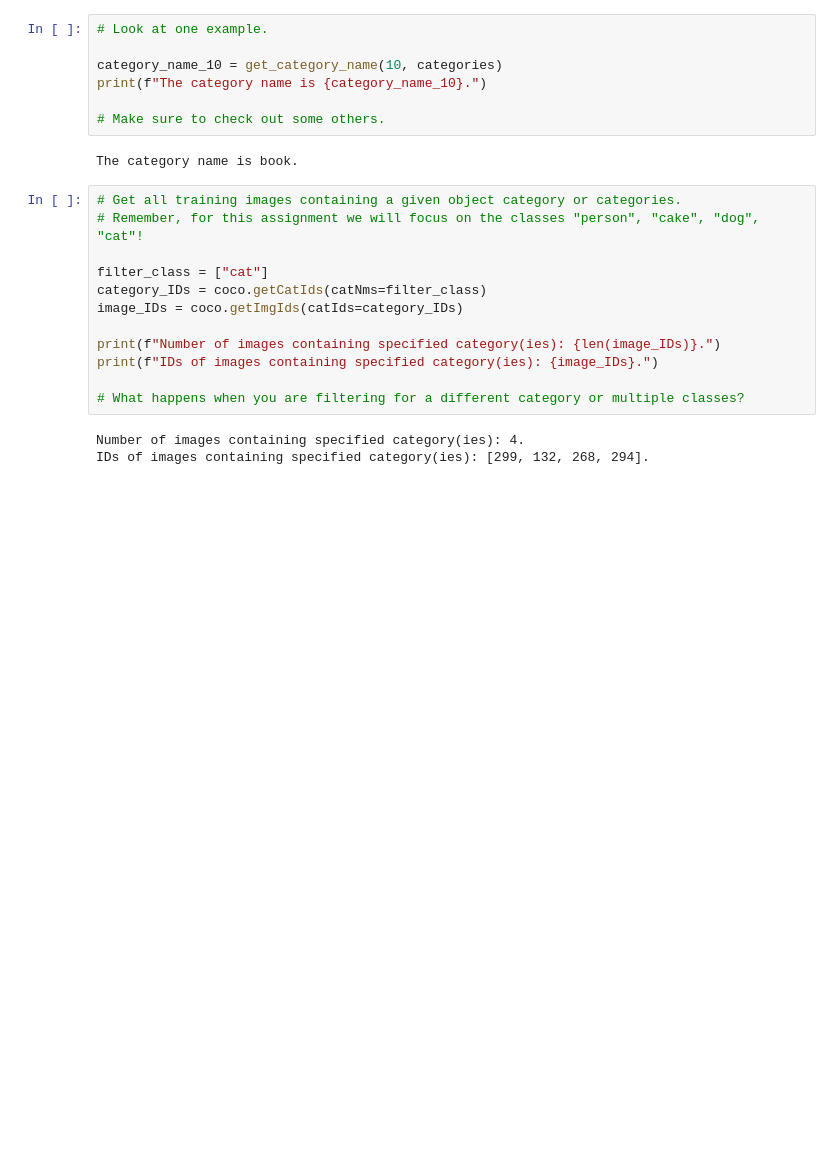
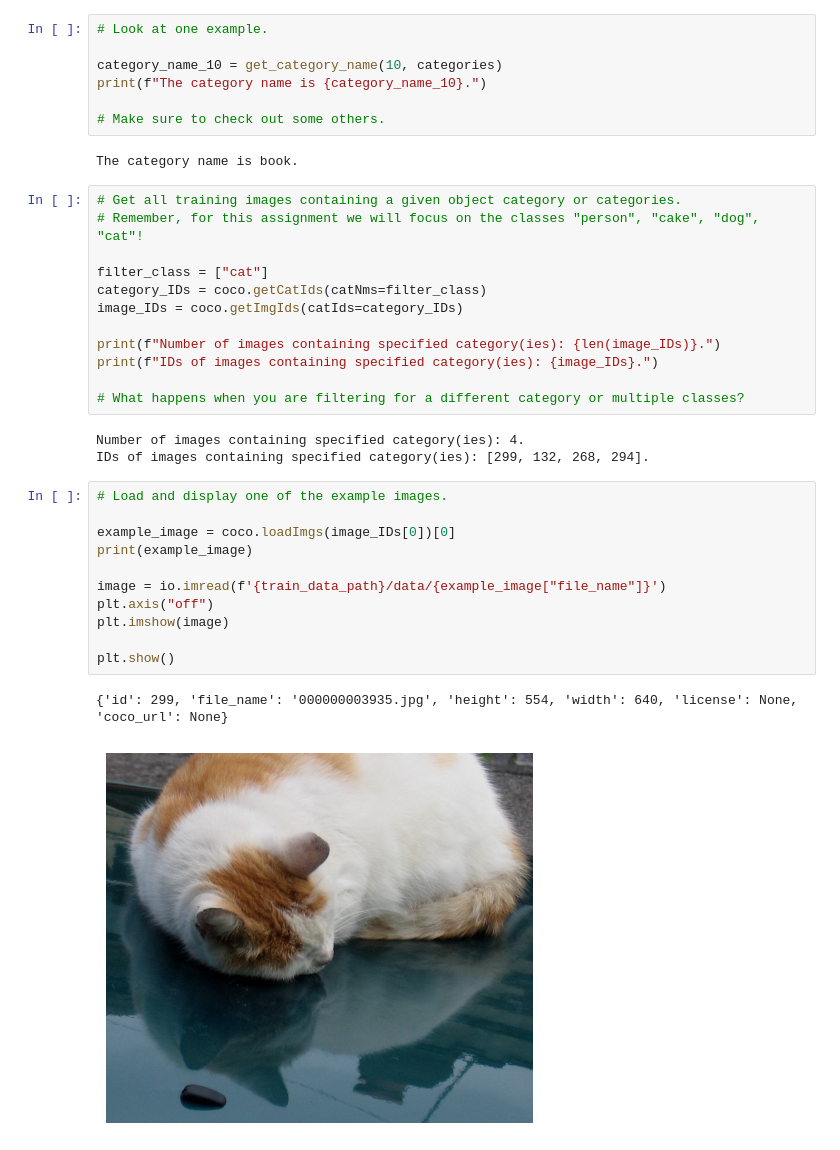
Before and after one commit to abshilpa/Image-segmentation, a Jupyter notebook: Assignment_1_Image_segmentation.ipynb, the cells around one changed output. Drawn from its saved outputs; the diff is of its cells as text; blank space fills up the shorter version.

```diff
--- a/Assignment_1_Image_segmentation.ipynb
+++ b/Assignment_1_Image_segmentation.ipynb
@@ -106,3 +106,17 @@ print(f"IDs of images containing specified category(ies): {image_IDs}.")
 # %% [output]
 Number of images containing specified category(ies): 4.
 IDs of images containing specified category(ies): [299, 132, 268, 294].
+# %%
+# Load and display one of the example images.
+
+example_image = coco.loadImgs(image_IDs[0])[0]
+print(example_image)
+
+image = io.imread(f'{train_data_path}/data/{example_image["file_name"]}')
+plt.axis("off")
+plt.imshow(image)
+
+plt.show()
+# %% [output]
+{'id': 299, 'file_name': '000000003935.jpg', 'height': 554, 'width': 640, 'license': None, 'coco_url': None}
+[figure, added]
```
Also changed, not shown: parts of 12 cells of this notebook.
